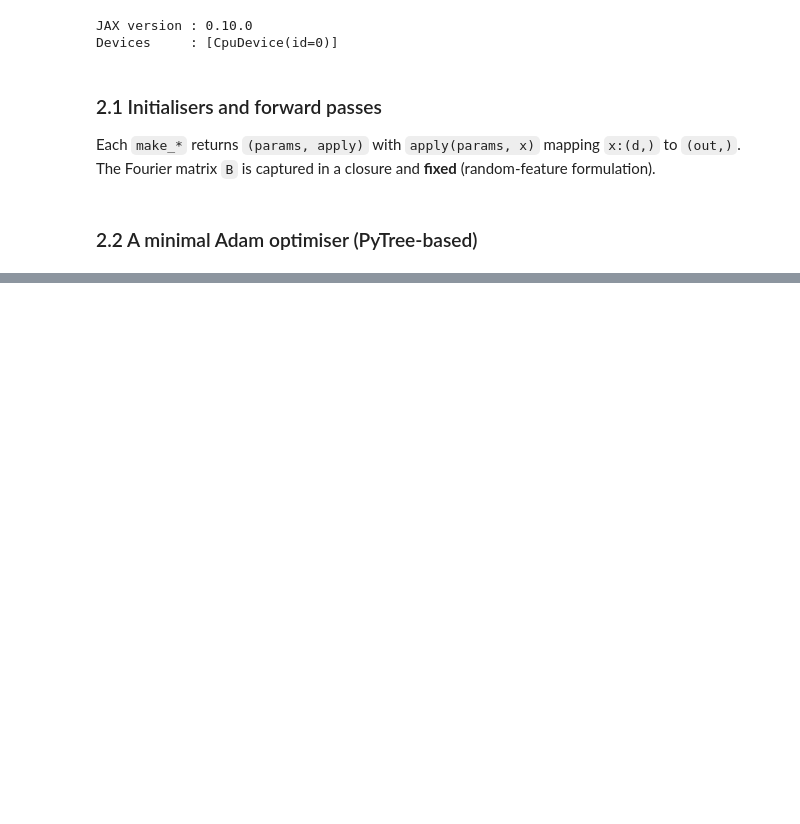
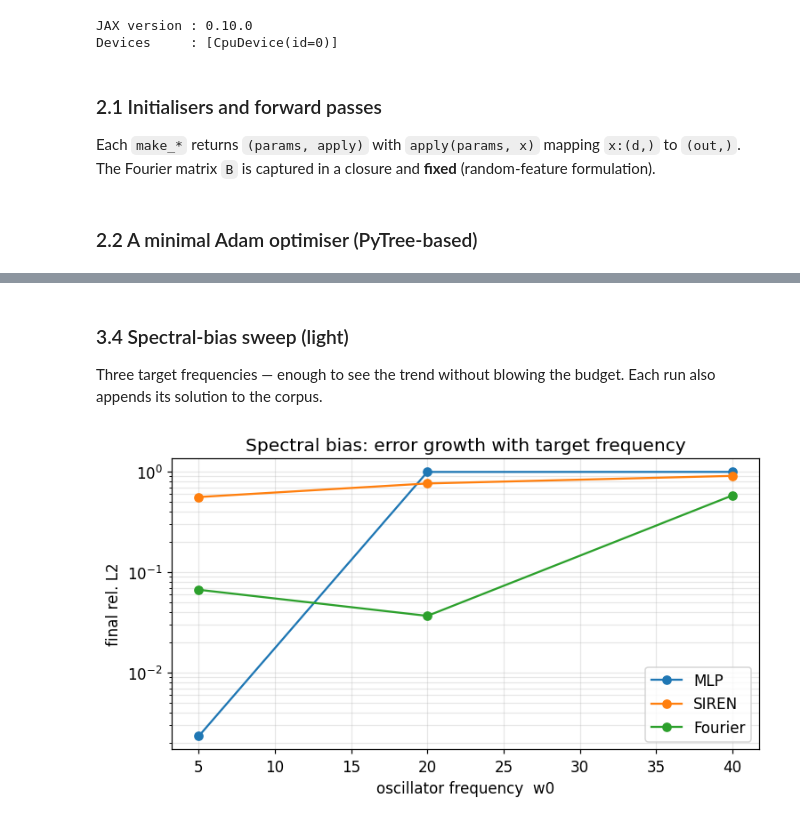
Before and after one commit to al3gzy/prml_course, a Jupyter notebook: arch_variations_pinns.ipynb, the cells around one changed output, grey strips where cells are left out. Saved outputs shown, nothing was run; the diff lists cells and outputs as text; code cells hidden in the pictures; blank space fills up the shorter version.

```diff
--- a/arch_variations_pinns.ipynb
+++ b/arch_variations_pinns.ipynb
@@ -223,0 +362,42 @@ def adam_step(params, grads, state, lr=1e-3, b1=0.9, b2=0.999, eps=1e-8):
+# %% [markdown]
+### 3.4 Spectral-bias sweep (light)
+
+Three target frequencies — enough to see the trend without blowing the budget. Each run
+also appends its solution to the corpus.
+# %%
+def run_frequency(w0_val, n_steps=2500):
+    global W0, OMEGA
+    W0_old, OMEGA_old = W0, OMEGA
+    W0 = float(w0_val)
+    OMEGA = np.sqrt(W0**2 - DELTA**2)
+    k = random.PRNGKey(int(w0_val) + 100)
+    out = {}
+
+    p, ap = make_mlp(random.fold_in(k, 1), SIZES)
+    out["MLP"] = train(p, ap, make_oscillator_loss, n_steps=n_steps,
+        eval_fn=l2_error_oscillator,
+        collect={"arch": "MLP", "w0_phys": float(w0_val)})[2]["l2"][-1]
+
+    p, ap = make_siren(random.fold_in(k, 2), SIZES, w0_first=30.0)
+    out["SIREN"] = train(p, ap, make_oscillator_loss, n_steps=n_steps,
+        eval_fn=l2_error_oscillator,
+        collect={"arch": "SIREN", "w0_first": 30.0, "w0_phys": float(w0_val)})[2]["l2"][-1]
+
+    p, ap = make_fourier(random.fold_in(k, 3), 1, 48, sigma=3.0, hidden=[48, 48, 1])
+    out["Fourier"] = train(p, ap, make_oscillator_loss, n_steps=n_steps,
+        eval_fn=l2_error_oscillator,
+        collect={"arch": "Fourier", "sigma": 3.0, "w0_phys": float(w0_val)})[2]["l2"][-1]
+    W0, OMEGA = W0_old, OMEGA_old
+    return out
+
+freqs = [5, 20, 40]
+sweep = {f: run_frequency(f) for f in freqs}
+
+plt.figure(figsize=(7, 4))
+for arch in ["MLP", "SIREN", "Fourier"]:
+    plt.semilogy(freqs, [sweep[f][arch] for f in freqs], 'o-', label=arch)
+plt.xlabel("oscillator frequency  w0"); plt.ylabel("final rel. L2")
+plt.title("Spectral bias: error growth with target frequency")
+plt.legend(); plt.grid(True, which="both", alpha=0.3); plt.tight_layout(); plt.show()
+# %% [output]
+[figure, added]
```
Also changed, not shown: parts of 34 cells of this notebook.
